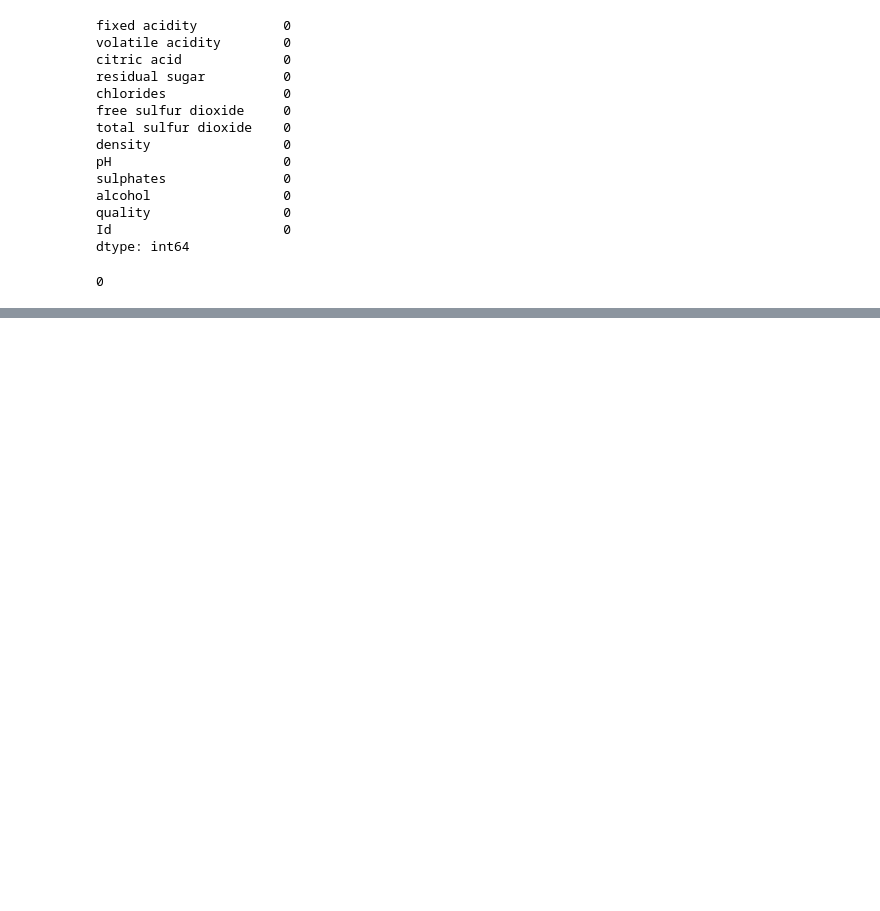
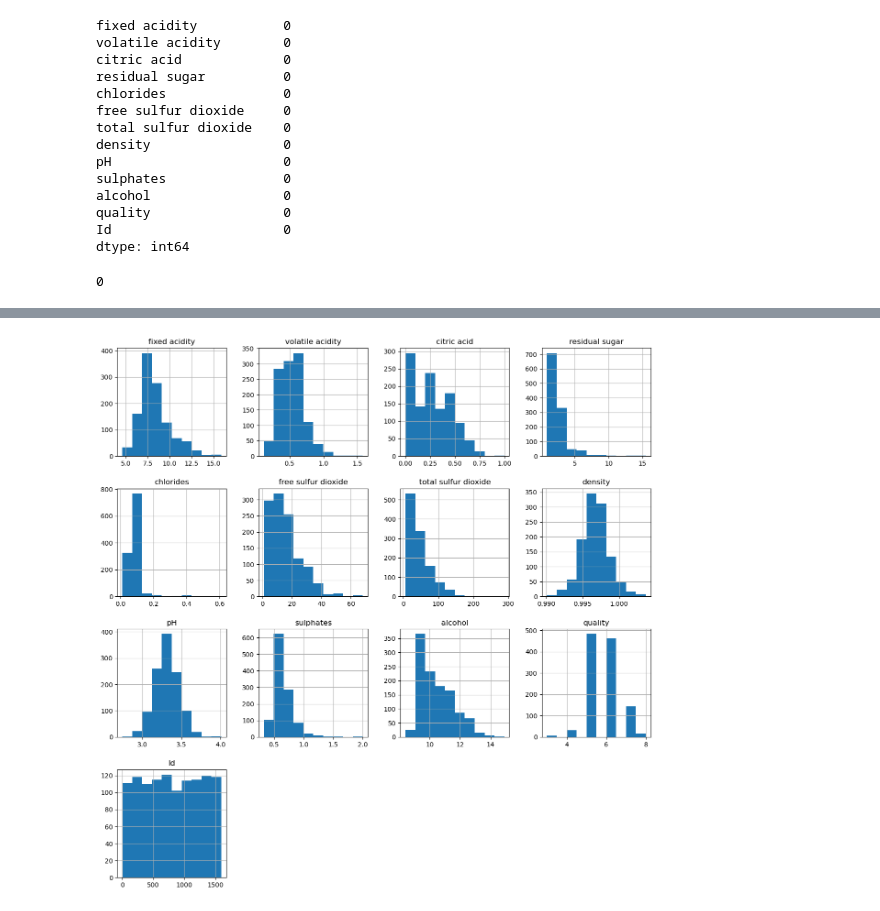
Before and after one commit to NancyArmah/Wine_Quality_Classification, a Jupyter notebook: wine_quality.ipynb, the cells around one changed output, grey strips where cells are left out. Cells and saved outputs as stored; diff of their text form; code cells hidden in the pictures; blank space fills up the shorter version.

```diff
--- a/wine_quality.ipynb
+++ b/wine_quality.ipynb
@@ -79,0 +119,5 @@ data.duplicated().sum()
+# %%
+data.hist(figsize=(15,15))
+plt.show()
+# %% [output]
+[figure, added]
```
Also changed, not shown: parts of 6 cells of this notebook.
